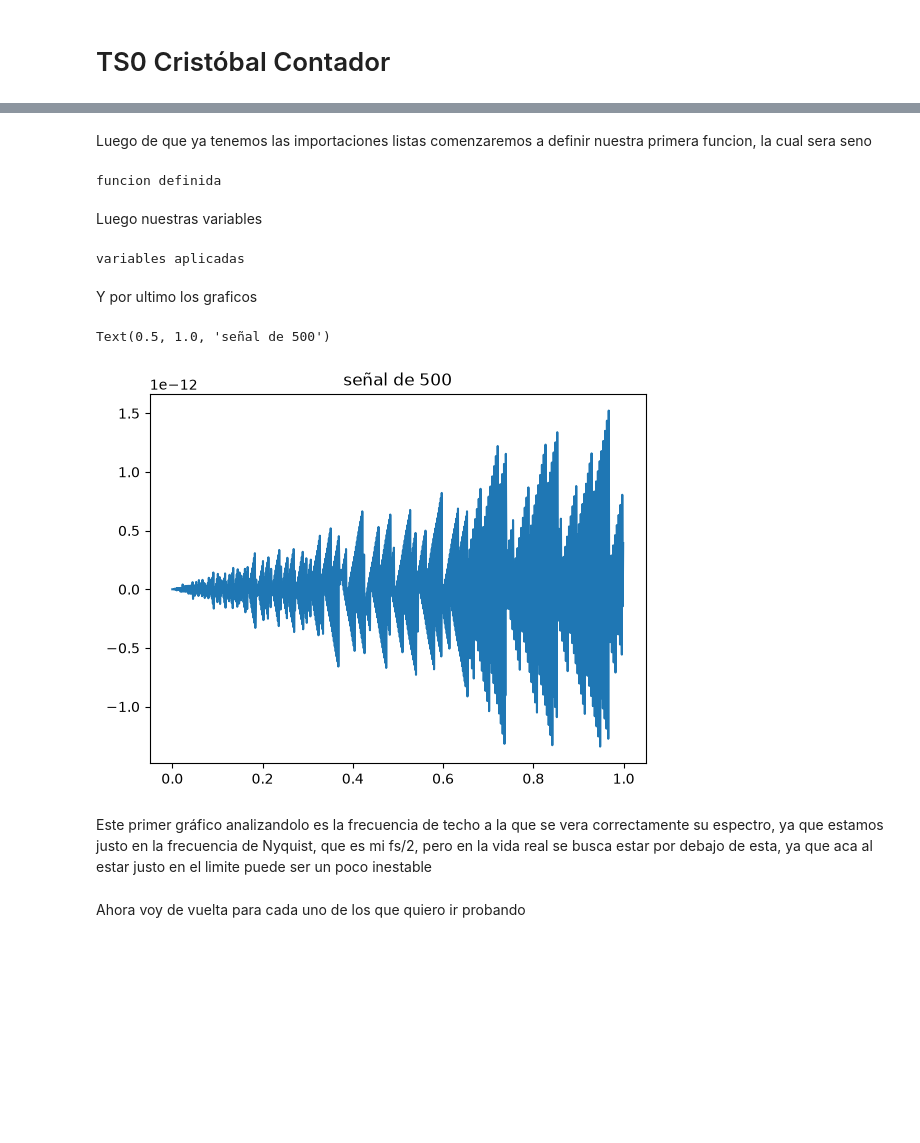
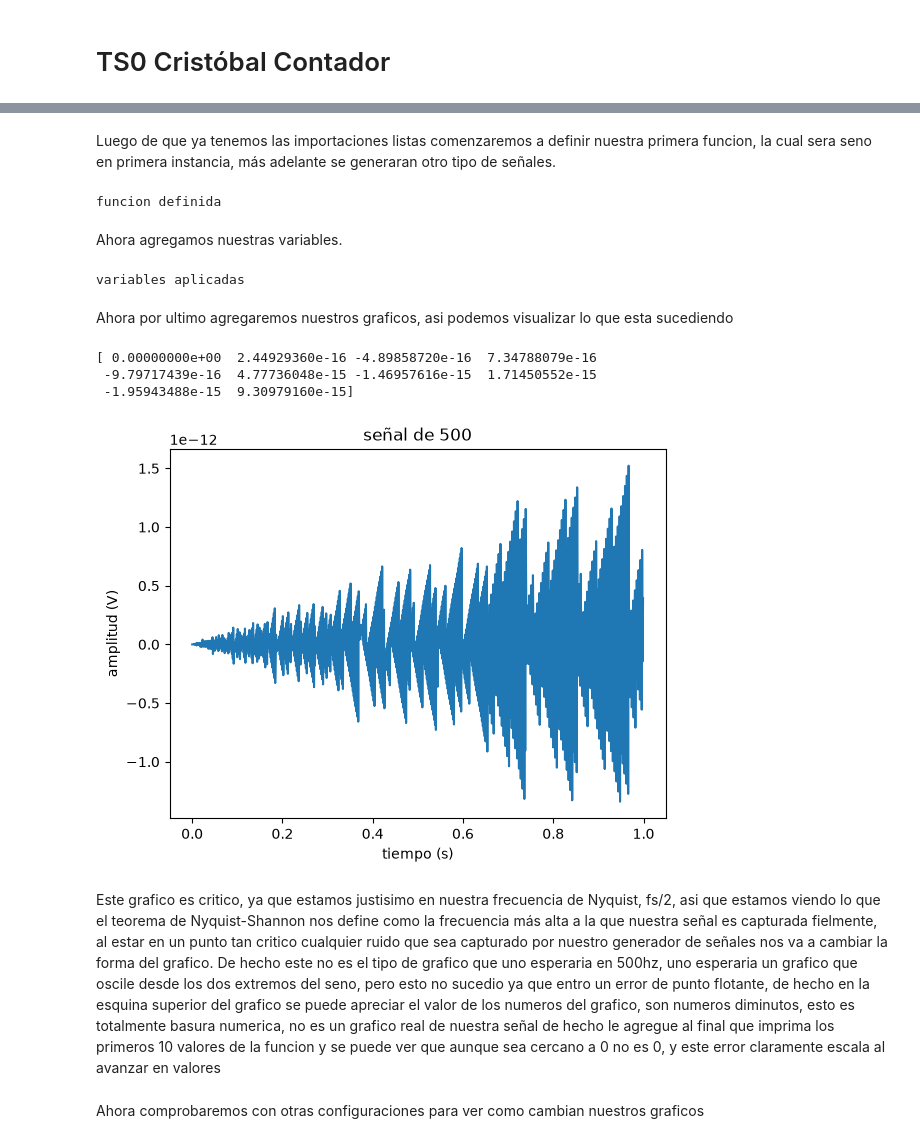
Before and after one commit to CristobalCs/APS, a Jupyter notebook: aps_entregas/TS0/TS0_Contador.ipynb, the cells around one changed output, grey strips where cells are left out. Cells and saved outputs as stored; diff of their text form; code cells hidden in the pictures; blank space fills up the shorter version.

```diff
--- a/aps_entregas/TS0/TS0_Contador.ipynb
+++ b/aps_entregas/TS0/TS0_Contador.ipynb
@@ -23,5 +26,5 @@ variables fijadas
 # %% [markdown]
-Luego de que ya tenemos las importaciones listas comenzaremos a definir nuestra primera funcion, la cual sera seno
+Luego de que ya tenemos las importaciones listas comenzaremos a definir nuestra primera funcion, la cual sera seno en primera instancia, más adelante se generaran otro tipo de señales.
 # %%
 def mi_funcion_sen( vmax = 1, dc = 0, ff = 1, ph=0, nn = N, fs = fs):
 
@@ -33,7 +36,7 @@ print("funcion definida") #esto se lo agrego pq asi aca en el jupyter puedo ir v
 # %% [output]
 funcion definida
 # %% [markdown]
-Luego nuestras variables
+Ahora agregamos nuestras variables.
 # %%
 #de aqui para abajo recien edito
 vmax = 2 #simplemente mi amplitud maxima
@@ -46,17 +49,22 @@ print("variables aplicadas")
 # %% [output]
 variables aplicadas
 # %% [markdown]
-Y por ultimo los graficos
+Ahora por ultimo agregaremos nuestros graficos, asi podemos visualizar lo que esta sucediendo
 # %%
 plt.plot(tt, xx)
 plt.title("señal de "+str(ff)) #esto ultimo se lo agregue porque asi los graficos me pueden ir imprimiendo bien el tema de cual frecuencia estoy imprimiendo
+plt.xlabel("tiempo (s)")
+plt.ylabel("amplitud (V)")
+print(xx[:10])
 # %% [output]
-Text(0.5, 1.0, 'señal de 500')
+[ 0.00000000e+00  2.44929360e-16 -4.89858720e-16  7.34788079e-16
+ -9.79717439e-16  4.77736048e-15 -1.46957616e-15  1.71450552e-15
+ -1.95943488e-15  9.30979160e-15]
-[figure, old version]
+[figure, new version]
 # %% [markdown]
-Este primer gráfico analizandolo es la frecuencia de techo a la que se vera correctamente su espectro, ya que estamos justo en la frecuencia de Nyquist, que es mi fs/2, pero en la vida real se busca estar por debajo de esta, ya que aca al estar justo en el limite puede ser un poco inestable
+Este grafico es critico, ya que estamos justisimo en nuestra frecuencia de Nyquist, fs/2, asi que estamos viendo lo que el teorema de Nyquist-Shannon nos define como la frecuencia más alta a la que nuestra señal es capturada fielmente, al estar en un punto tan critico cualquier ruido que sea capturado por nuestro generador de señales nos va a cambiar la forma del grafico. De hecho este no es el tipo de grafico que uno esperaria en 500hz, uno esperaria un grafico que oscile desde los dos extremos del seno, pero esto no sucedio ya que entro un error de punto flotante, de hecho en la esquina superior del grafico se puede apreciar el valor de los numeros del grafico, son numeros diminutos, esto es totalmente basura numerica, no es un grafico real de nuestra señal de hecho le agregue al final que imprima los primeros 10 valores de la funcion y se puede ver que aunque sea cercano a 0 no es 0, y este error claramente escala al avanzar en valores
 # %% [markdown]
-Ahora voy de vuelta para cada uno de los que quiero ir probando
+Ahora comprobaremos con otras configuraciones para ver como cambian nuestros graficos
 # %%
 vmax = 2 #simplemente mi amplitud maxima
 dc = 0 # es mi desplazamiento, si es positivo me lo sube, negativo me lo baja
```
Also changed, not shown: parts of 21 cells of this notebook.
